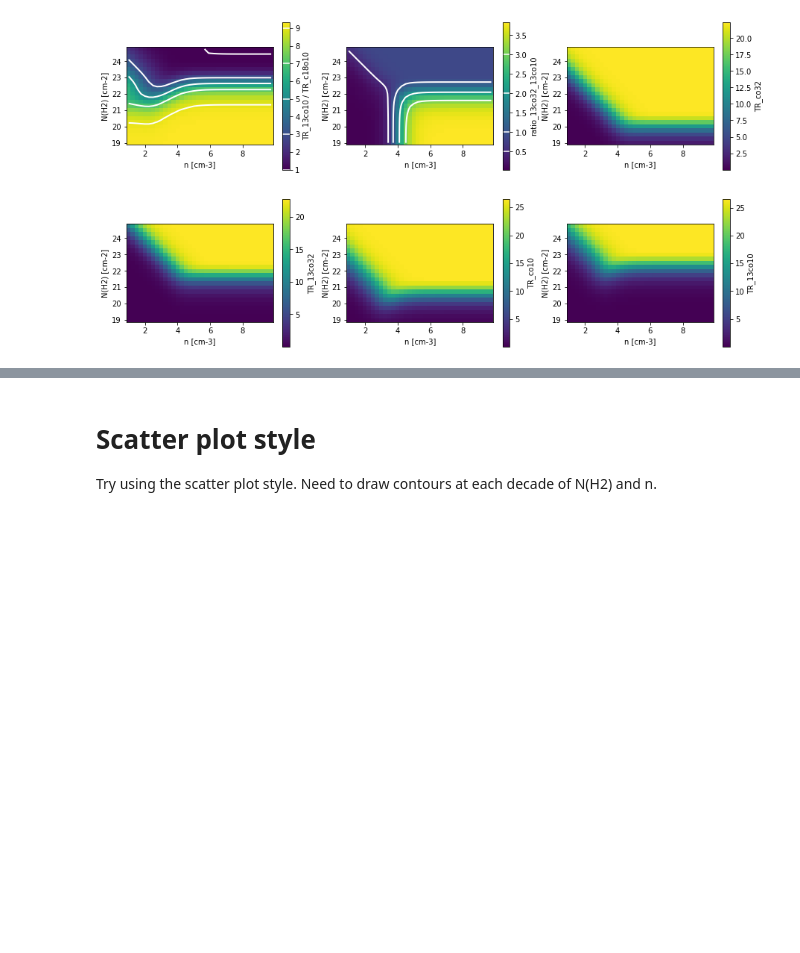
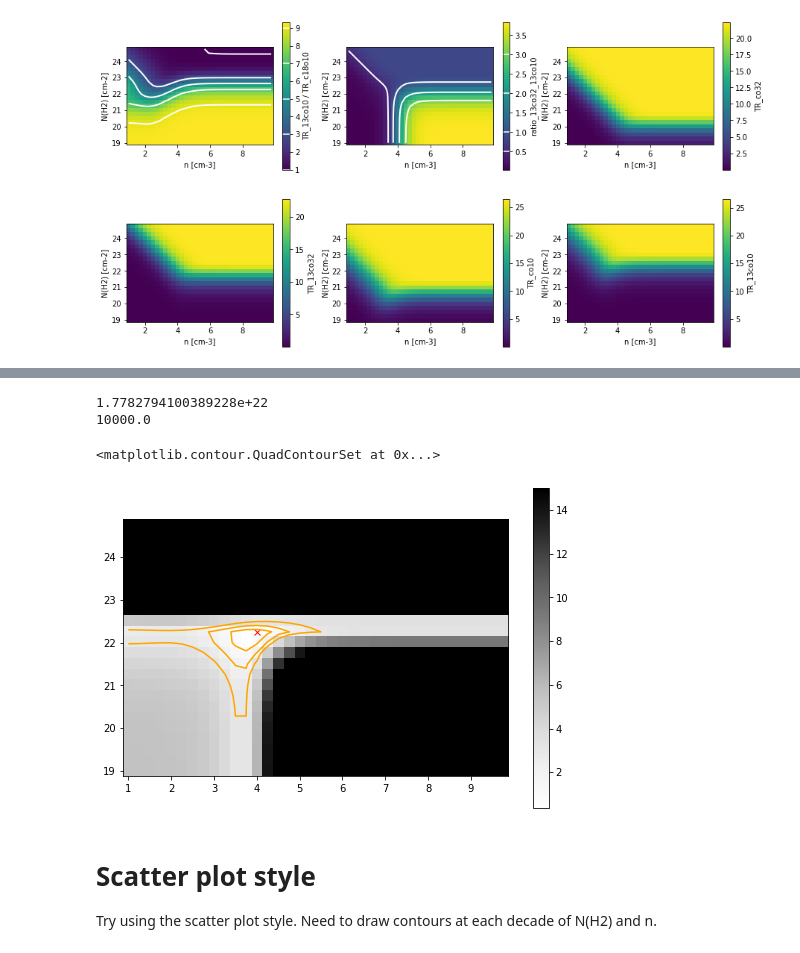
Before and after one commit to ramseykarim/feedback, a Jupyter notebook: co_radex_grid_plots.ipynb, the cells around one changed output, grey strips where cells are left out. Saved outputs shown, nothing was run; the diff lists cells and outputs as text; code cells hidden in the pictures; blank space fills up the shorter version.

```diff
--- a/co_radex_grid_plots.ipynb
+++ b/co_radex_grid_plots.ipynb
@@ -180,3 +277,40 @@ for i in range(6):
+# %%
+fig = plt.figure(figsize=(19, 20))
+
+ax = plt.subplot(3, 2, 1 + i)
+sample_row = sample_data_df.iloc[0]
+
+g1 = (grid_dict["TR_13co10"] / grid_dict["TR_c18o10"]).to_value()
+s1 = sample_row["ratio_13_18"]
+e1 = sample_data_df.iloc[3]["ratio_13_18"]
+chisq = (g1 - s1)**2 / e1**2
+
+g1 = (grid_dict["ratio_13co32_13co10"]).to_value()
+s1 = sample_row["ratio_32_10"]
+e1 = sample_data_df.iloc[3]["ratio_32_10"]
+chisq += (g1 - s1)**2 / e1**2
+
+for j, column_key in enumerate(["column_density_13co10", "column_density_c18o10",]):
+    s1 = sample_row[column_key]
+    e1 = sample_data_df.iloc[3][column_key]
+    g1 = grid_dict["NH2"].to_value()
+    chisq += (g1 - s1)**2 / e1**2
+
+plt.imshow(chisq/4, vmax=15, **plot_kwargs, cmap='Greys')
+plt.colorbar()
+
+soln = np.where(chisq == np.min(chisq))
+cd_soln = cd_arr[soln[0]].item()
+n_soln = n_arr[soln[1]].item()
+print(cd_soln)
+print(n_soln)
+plt.plot([np.log10(n_soln)], [np.log10(cd_soln)], 'x', color='red')
+plt.contour(chisq/4, levels=[1, 2, 3], colors='orange', **plot_kwargs)
+# %% [output]
+1.7782794100389228e+22
+10000.0
+<matplotlib.contour.QuadContourSet at 0x...>
+[figure, added]
 # %% [markdown]
 # Scatter plot style
 
```
Also changed, not shown: parts of 9 cells of this notebook, 1 other file.
